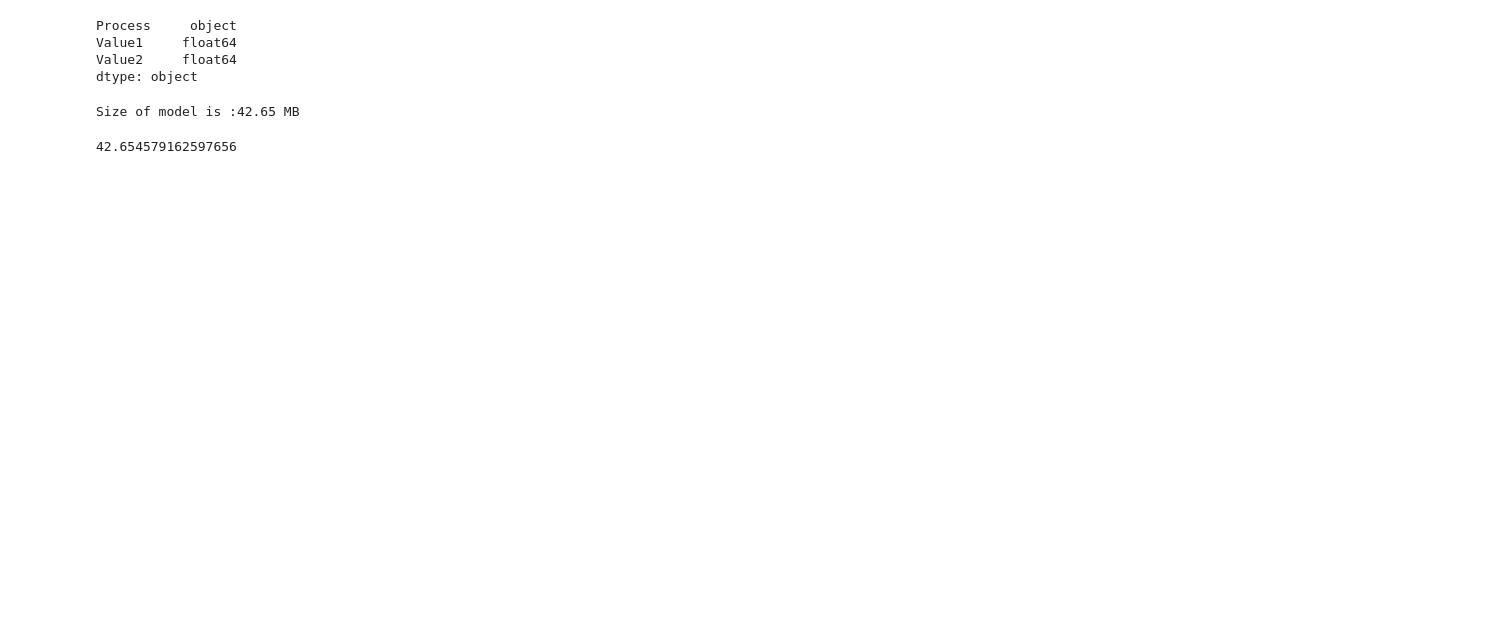
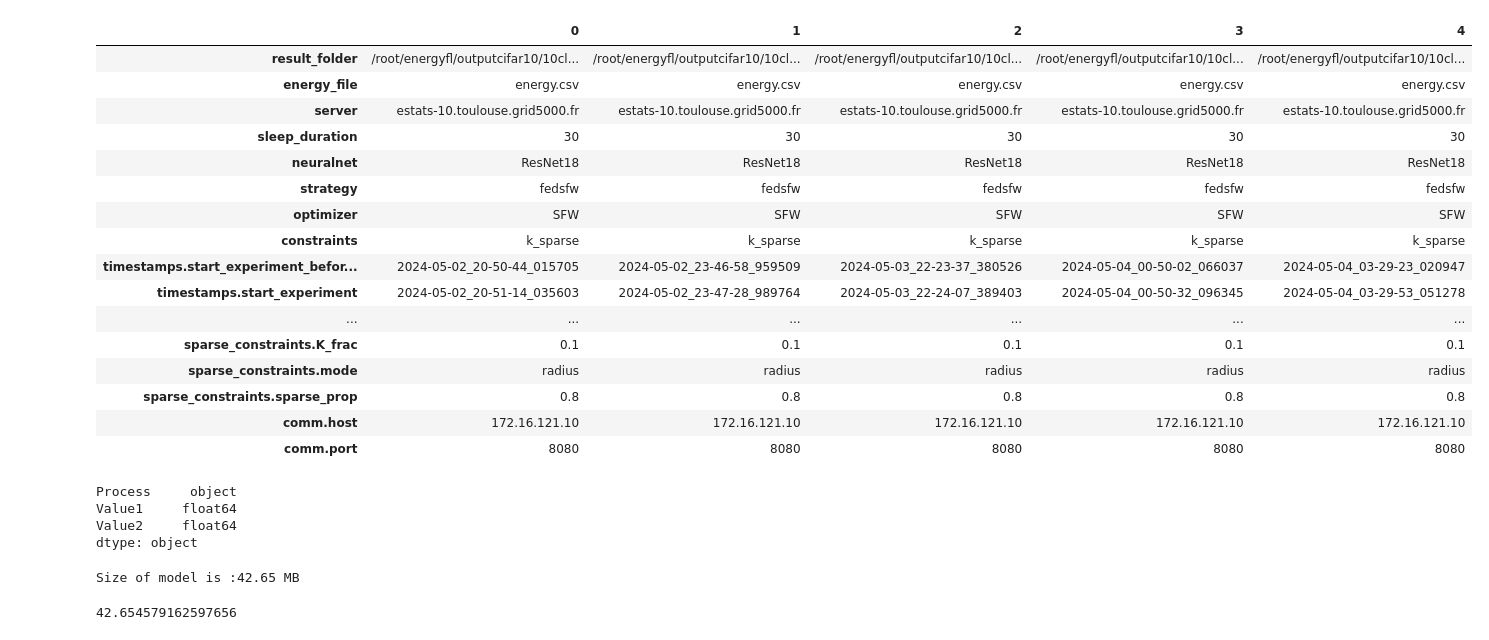
Before and after one commit to tuananhngh/FL-G5K-EnergyConsumption, a Jupyter notebook: src/test.ipynb, the cells around one changed output. Cells and saved outputs as stored; diff of their text form; code cells hidden in the pictures; blank space fills up the shorter version.

Commit message:
update experiment

```diff
--- a/src/test.ipynb
+++ b/src/test.ipynb
@@ -1,6 +1,6 @@
 # %%
 import pandas as pd
 
-summary_path = "/home/tunguyen/energyfl/outputcifar10/10clients/fedadagrad/labelskew/experiment_summary.csv"
+summary_path = "/home/tunguyen/energyfl/outputcifar10/10clients/comm/fedadagrad/labelskew/experiment_summary.csv"
 summary = pd.read_csv(summary_path)
-summary.T
+#summary.drop(index=summary.index[-1], inplace=True)
@@ -46,3 +16,23 @@ summary[summary["client.local_epochs"]==3].T
+# %%
+pd.read_csv(summary_path).T
+# %% [output]
+|  | 0 | 1 | 2 | 3 | 4 |
+| result_folder | /root/energyfl/outputcifar10/10cl... | /root/energyfl/outputcifar10/10cl... | /root/energyfl/outputcifar10/10cl... | /root/energyfl/outputcifar10/10cl... | /root/energyfl/outputcifar10/10cl... |
+| energy_file | energy.csv | energy.csv | energy.csv | energy.csv | energy.csv |
+| server | estats-10.toulouse.grid5000.fr | estats-10.toulouse.grid5000.fr | estats-10.toulouse.grid5000.fr | estats-10.toulouse.grid5000.fr | estats-10.toulouse.grid5000.fr |
+| sleep_duration | 30 | 30 | 30 | 30 | 30 |
+| neuralnet | ResNet18 | ResNet18 | ResNet18 | ResNet18 | ResNet18 |
+| strategy | fedsfw | fedsfw | fedsfw | fedsfw | fedsfw |
+| optimizer | SFW | SFW | SFW | SFW | SFW |
+| constraints | k_sparse | k_sparse | k_sparse | k_sparse | k_sparse |
+| timestamps.start_experiment_befor... | 2024-05-02_20-50-44_015705 | 2024-05-02_23-46-58_959509 | 2024-05-03_22-23-37_380526 | 2024-05-04_00-50-02_066037 | 2024-05-04_03-29-23_020947 |
+| timestamps.start_experiment | 2024-05-02_20-51-14_035603 | 2024-05-02_23-47-28_989764 | 2024-05-03_22-24-07_389403 | 2024-05-04_00-50-32_096345 | 2024-05-04_03-29-53_051278 |
+| ... | ... | ... | ... | ... | ... |
+| sparse_constraints.K_frac | 0.1 | 0.1 | 0.1 | 0.1 | 0.1 |
+| sparse_constraints.mode | radius | radius | radius | radius | radius |
+| sparse_constraints.sparse_prop | 0.8 | 0.8 | 0.8 | 0.8 | 0.8 |
+| comm.host | 172.16.121.10 | 172.16.121.10 | 172.16.121.10 | 172.16.121.10 | 172.16.121.10 |
+| comm.port | 8080 | 8080 | 8080 | 8080 | 8080 |
 # %%
 network = pd.read_csv("./utils/network.csv")
 # %%
```
Also changed, not shown: parts of 4 cells of this notebook, 6 other files.
